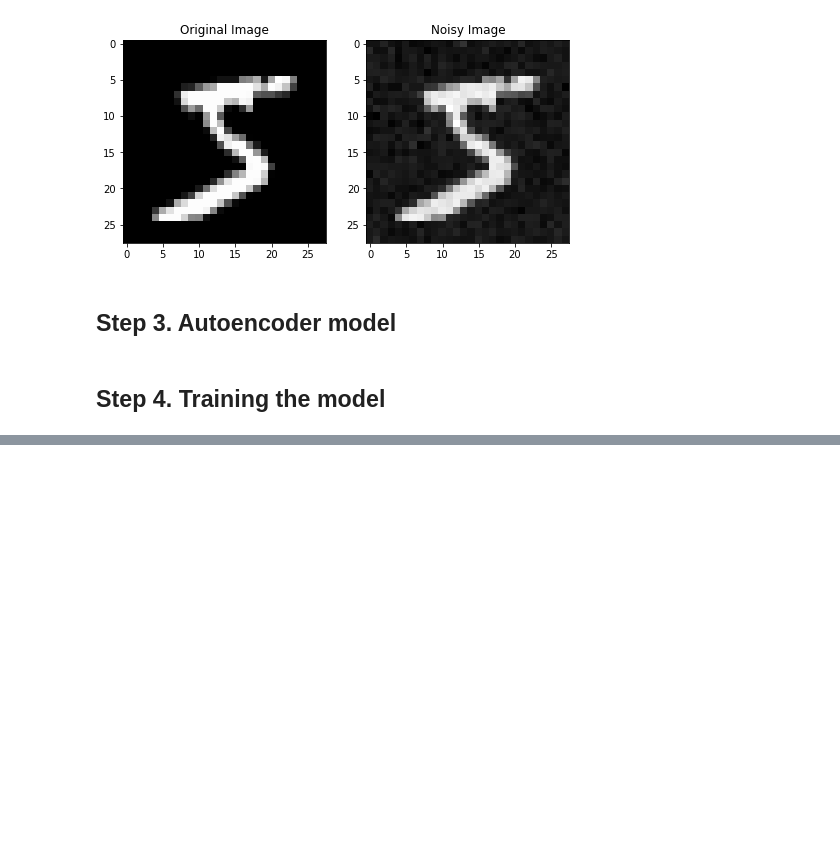
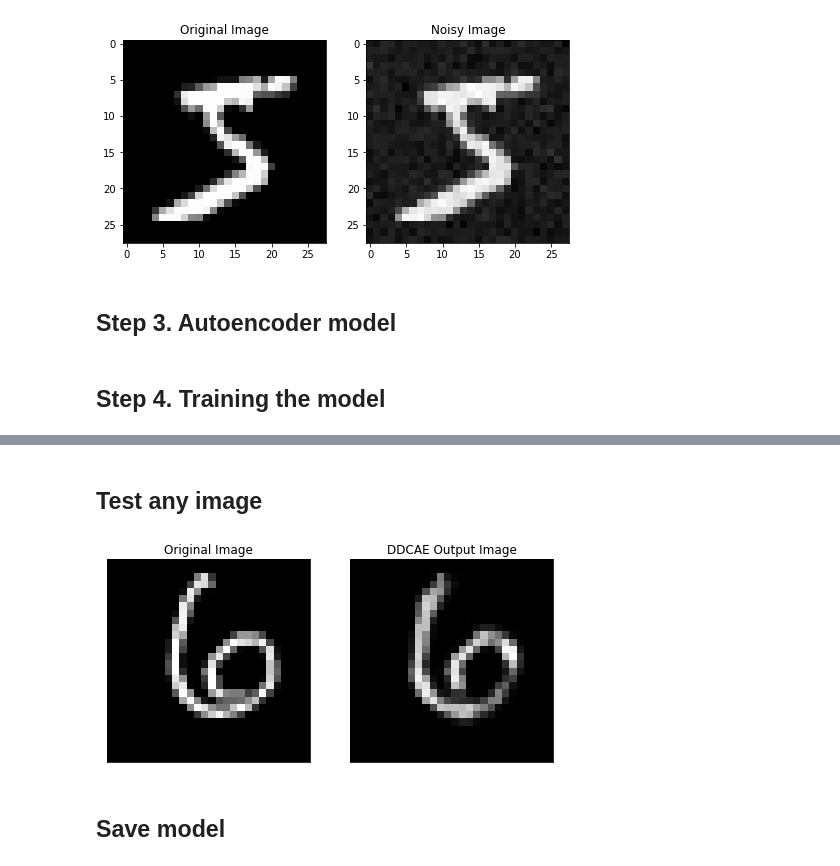
Before and after one commit to QasimWani/deep-compression, a Jupyter notebook: src/code/DDCAE.ipynb, the cells around one changed output, grey strips where cells are left out. Drawn from its saved outputs; the diff is of its cells as text; code cells hidden in the pictures; blank space fills up the shorter version.

Commit message:
DDCAE working commit - thread of overfit

```diff
--- a/src/code/DDCAE.ipynb
+++ b/src/code/DDCAE.ipynb
@@ -156,0 +294,41 @@ cost = train(feature_matrix, y_train)
+# %% [markdown]
+## Test any image
+# %%
+def compress_image(img):
+    """
+    Compress an image using Deep Denoising Compressive Autoencoder
+    """
+    if(type(img) == str): #load image first
+        img = 255*rgb2gray(np.array(cv2.imread(img)))
+
+    #resize to 28x28
+    img = cv2.resize(img, (28, 28), interpolation = cv2.INTER_AREA)
+
+    #convert to tensor
+    output = torch.from_numpy(noise(img)).float().squeeze(0).flatten().to(device)
+
+    output = model(output)
+
+    #convert back to nd.array
+    output = output.view(1,28,28)
+    output = output.permute(1,2,0).squeeze(2)
+    output = output.detach().cpu().numpy()
+
+    return img.reshape(28, 28), output #return original and compressed images
+# %%
+test_original, test_compressed = compress_image(X_test[100])
+# %%
+plt.figure(figsize=(8, 8))
+plt.subplot(1, 2, 1), plt.imshow(test_original, 'gray')
+plt.title("Original Image")
+plt.xticks([]), plt.yticks([]) #remove x and y axis
+
+plt.subplot(1, 2, 2), plt.imshow(test_compressed, 'gray')
+plt.title("DDCAE Output Image")
+plt.xticks([]), plt.yticks([]) #remove x and y axis
+
+plt.show()
+# %% [output]
+[figure, added]
+# %% [markdown]
+## Save model
```
Also changed, not shown: parts of 14 cells of this notebook.
